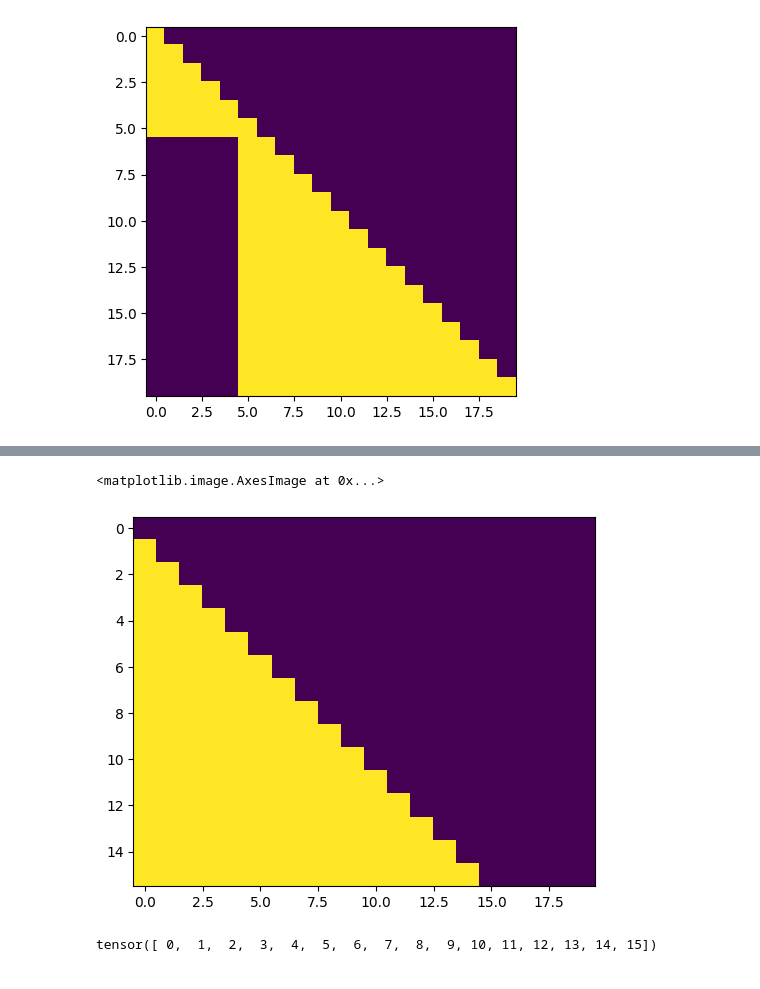
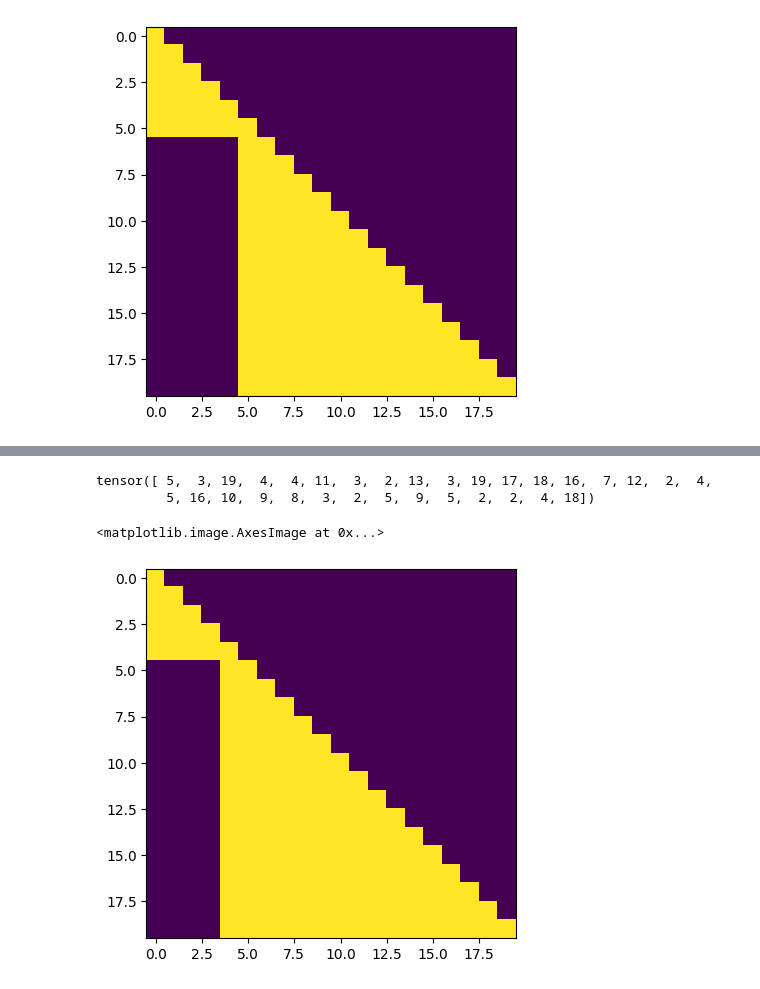
Before and after one commit to akarshkumar0101/transformer-memory, a Jupyter notebook: transformer-distilation/test.ipynb, the cells around one changed output, grey strips where cells are left out. Cells and saved outputs as stored; diff of their text form; code cells hidden in the pictures.

Commit message:
working on compression transformer

```diff
--- a/transformer-distilation/test.ipynb
+++ b/transformer-distilation/test.ipynb
@@ -98,5 +63,8 @@ a = create_compression_batch_mask(bs, block_size, idxs_dec)
-# %%
-plt.imshow(a)
-# %% [output]
-<matplotlib.image.AxesImage at 0x...>
-[figure, removed]
+# %%
+vocab_size = 32
+block_size = 20
+n_embd = 48
+
+bs = 32
+
+net = models.CompressionGPT(vocab_size, block_size, n_embd, 4, 4)
@@ -103,4 +74,10 @@ plt.imshow(a)
 # %%
-print(idxs_dec)
+net.idxs_dec
 # %% [output]
-tensor([ 0,  1,  2,  3,  4,  5,  6,  7,  8,  9, 10, 11, 12, 13, 14, 15])
+tensor([ 5,  3, 19,  4,  4, 11,  3,  2, 13,  3, 19, 17, 18, 16,  7, 12,  2,  4,
+         5, 16, 10,  9,  8,  3,  2,  5,  9,  5,  2,  2,  4, 18])
+# %%
+plt.imshow(net.blocks[2].mask.reshape(32, 4, 20, 20)[0, 0])
+# %% [output]
+<matplotlib.image.AxesImage at 0x...>
+[figure, added]
```
Also changed, not shown: parts of 4 cells of this notebook, 1 other file.
